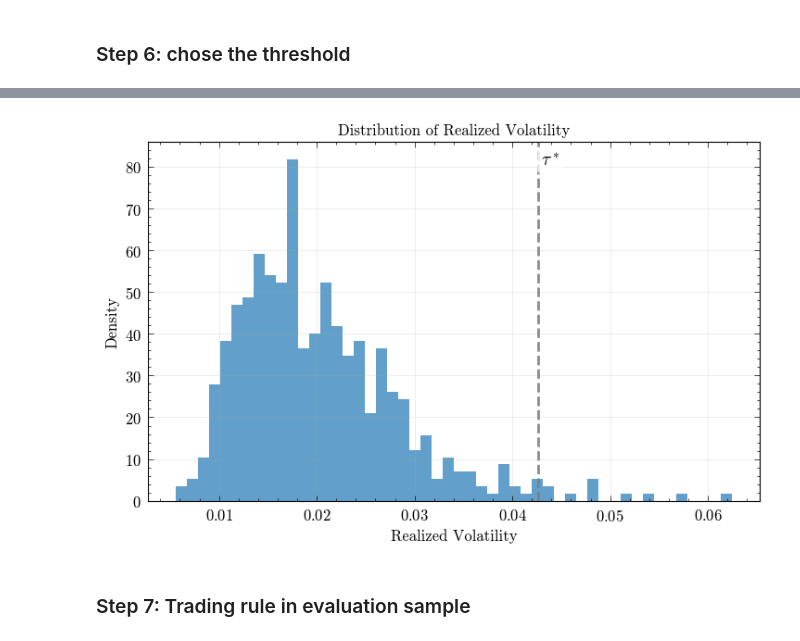
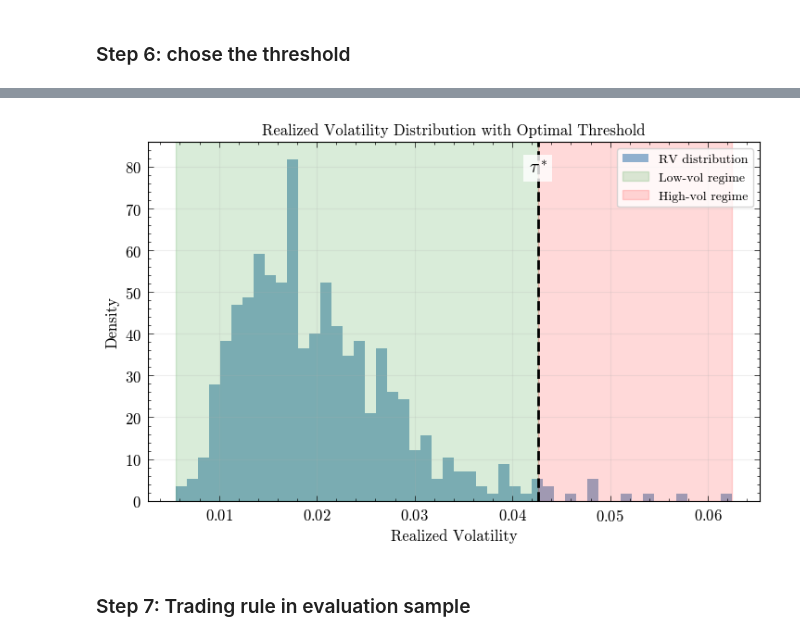
Before and after one commit to jackyeung99/proj_quant_trading, a Jupyter notebook: notebooks/experiment_tau_sensitivity.ipynb, the cells around one changed output, grey strips where cells are left out. Saved outputs shown, nothing was run; the diff lists cells and outputs as text; code cells hidden in the pictures.

```diff
--- a/notebooks/experiment_tau_sensitivity.ipynb
+++ b/notebooks/experiment_tau_sensitivity.ipynb
@@ -312,7 +457,7 @@ def candidate_thresholds(state_var, n_grid, min_quintile=0):
         raise ValueError("state_var contains no valid observations")
 
     if min_quintile > 0:
-        qs = np.linspace(min_quintile, 1.0 - min_quintile, n_grid)
+        qs = np.linspace(min_quintile/2, 1.0 - min_quintile/2, n_grid, endpoint=True)
     else:
         qs = np.linspace(0.0, 1.0, n_grid, endpoint=True)
 
@@ -415,8 +559,8 @@ def choose_threshold(df, n_grid, min_quintile=.10, risk_free_rate=0):
 
         n_low = len(low)
         n_high = len(high)
-        if n_low < 5 or n_high < 5:
-            continue
+        # if n_low < 5 or n_high < 5:
+        #     continue
 
         sr_low, sr_high = sharpe_ratio_by_regime(low, high, risk_free_rate=risk_free_rate)
 
@@ -437,4 +581,4 @@ def choose_threshold(df, n_grid, min_quintile=.10, risk_free_rate=0):
 
     return tau_star, pd.DataFrame(results)
 # %%
-tau_star, res = choose_threshold(Train, GRID_SIZE, min_quintile=quantile_bound, risk_free_rate='3m')
+tau_star, res = choose_threshold(Train, GRID_SIZE, min_quintile=quantile_bound, risk_free_rate=RF)
@@ -515,46 +663,55 @@ plt.tight_layout()
 # %%
-plt.figure(figsize=(8,5))
+plt.figure(figsize=(8, 5))
 
-plt.hist(Train['rvol_o2c'], bins=50, density=True, alpha=0.7)
-
-plt.axvline(
-    tau_star,
-    linestyle="--",
-    linewidth=2,
-    color="grey",
-    alpha=0.9
+plt.hist(
+    Train["rvol_o2c"],
+    bins=50,
+    density=True,
+    alpha=0.6,
+    color="steelblue",
+    label="RV distribution"
 )
 
-# Bold tau star annotation
-x_offset = 0.01 * (res["tau"].max() - res["tau"].min())
+# Shade regimes
+plt.axvspan(
+    Train["rvol_o2c"].min(),
+    tau_star,
+    color="green",
+    alpha=0.15,
+    label="Low-vol regime"
+)
+
+plt.axvspan(
+    tau_star,
+    Train["rvol_o2c"].max(),
+    color="red",
+    alpha=0.15,
+    label="High-vol regime"
+)
+
+# τ*
+plt.axvline(tau_star, linestyle="--", linewidth=2, color="black")
+
 ymax = plt.ylim()[1]
-
 plt.text(
-    tau_star + x_offset,
-    ymax * 0.97,
+    tau_star,
+    ymax * 0.95,
     r"$\boldsymbol{\tau^*}$",
-    ha="left",
+    ha="center",
     va="top",
     fontsize=14,
     fontweight="bold",
-    color="black",
-    bbox=dict(
-        boxstyle="round,pad=0.2",
-        facecolor="white",
-        edgecolor="none",
-        alpha=0.8
-    )
+    bbox=dict(facecolor="white", alpha=0.8, edgecolor="none")
 )
-
 
 plt.xlabel("Realized Volatility")
 plt.ylabel("Density")
-plt.title("Distribution of Realized Volatility")
-
+plt.title("Realized Volatility Distribution with Optimal Threshold")
+plt.legend(frameon=True)
 plt.grid(alpha=0.2)
 plt.show()
 # %% [output]
-[figure, old version]
+[figure, new version]
 # %% [markdown]
 ### Step 7: Trading rule in evaluation sample
 # %%
```
Also changed, not shown: parts of 33 cells of this notebook.
